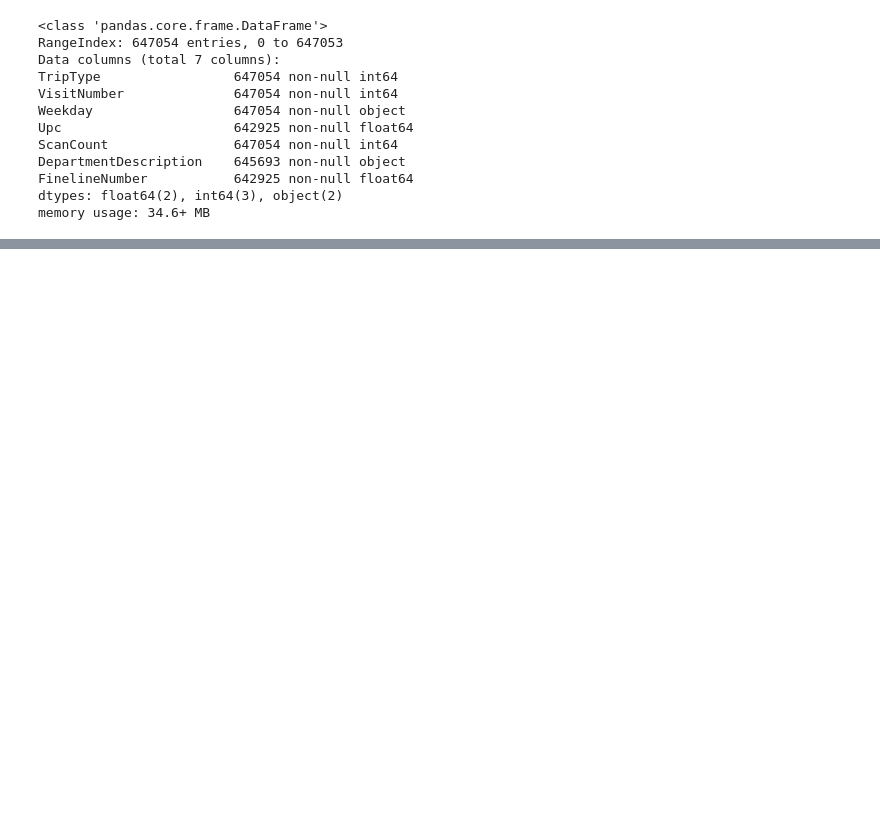
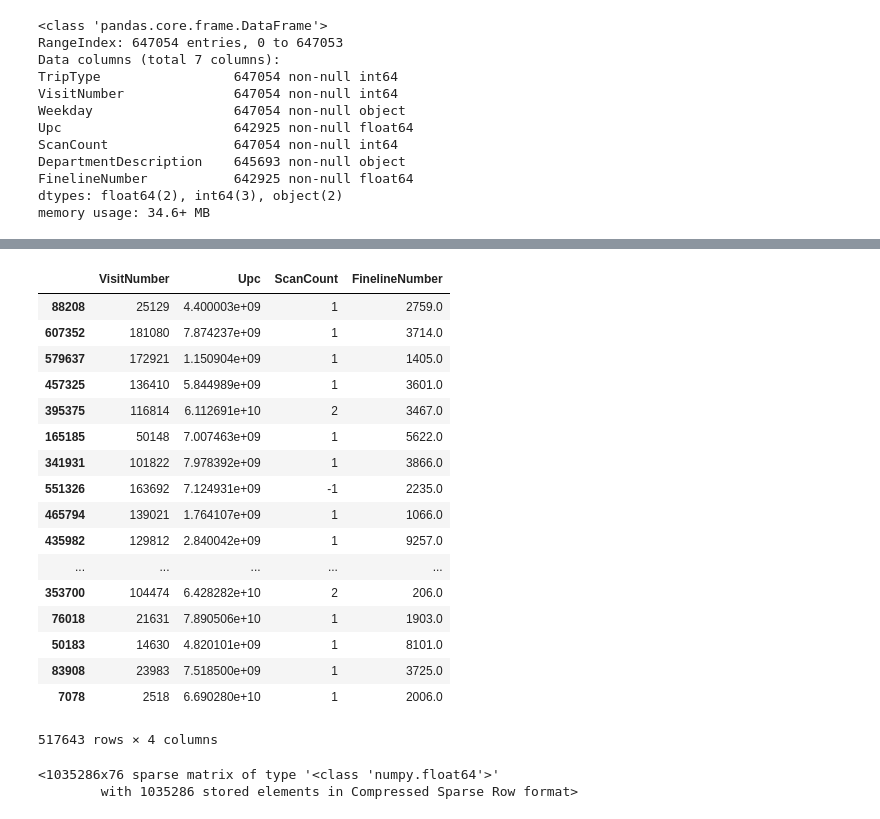
Before and after one commit to parksunwoo/dbs_zero2all, a Jupyter notebook: 8th_week/Walmart_TripTypeClassification.ipynb, the cells around one changed output, grey strips where cells are left out. Cells and saved outputs as stored; diff of their text form; code cells hidden in the pictures; blank space fills up the shorter version.

```diff
--- a/8th_week/Walmart_TripTypeClassification.ipynb
+++ b/8th_week/Walmart_TripTypeClassification.ipynb
@@ -172,0 +148,10 @@ plt.hist(df_train.DepartmentDescription, normed=True)
+# %%
+from sklearn.model_selection import StratifiedShuffleSplit
+
+split = StratifiedShuffleSplit(n_splits=1, test_size=0.2, random_state=42)
+for train_index, test_index in split.split(df_train, df_train["TripType"]):
+    strat_train_set = df_train.loc[train_index]
+    strat_test_set = df_train.loc[test_index]
+# %%
+walmart = strat_train_set.drop("TripType", axis=1) # 훈련 세트를 위해 레이블 삭제
+walmart_labels = strat_train_set["TripType"].copy()
@@ -172,0 +185,22 @@ plt.hist(df_train.DepartmentDescription, normed=True)
+# %%
+walmart_num = walmart.select_dtypes(include=[np.number])
+walmart_num
+# %% [output]
+|  | VisitNumber | Upc | ScanCount | FinelineNumber |
+| 88208 | 25129 | 4.400003e+09 | 1 | 2759.0 |
+| 607352 | 181080 | 7.874237e+09 | 1 | 3714.0 |
+| 579637 | 172921 | 1.150904e+09 | 1 | 1405.0 |
+| 457325 | 136410 | 5.844989e+09 | 1 | 3601.0 |
+| 395375 | 116814 | 6.112691e+10 | 2 | 3467.0 |
+| 165185 | 50148 | 7.007463e+09 | 1 | 5622.0 |
+| 341931 | 101822 | 7.978392e+09 | 1 | 3866.0 |
+| 551326 | 163692 | 7.124931e+09 | -1 | 2235.0 |
+| 465794 | 139021 | 1.764107e+09 | 1 | 1066.0 |
+| 435982 | 129812 | 2.840042e+09 | 1 | 9257.0 |
+| ... | ... | ... | ... | ... |
+| 353700 | 104474 | 6.428282e+10 | 2 | 206.0 |
+| 76018 | 21631 | 7.890506e+10 | 1 | 1903.0 |
+| 50183 | 14630 | 4.820101e+09 | 1 | 8101.0 |
+| 83908 | 23983 | 7.518500e+09 | 1 | 3725.0 |
+| 7078 | 2518 | 6.690280e+10 | 1 | 2006.0 |
+517643 rows × 4 columns
@@ -172,0 +391,8 @@ plt.hist(df_train.DepartmentDescription, normed=True)
+# %%
+cat_encoder = CategoricalEncoder()
+walmart_cat_reshaped = walmart_cat.values.reshape(-1, 1)
+walmart_cat_1hot = cat_encoder.fit_transform(walmart_cat_reshaped.astype(str))
+walmart_cat_1hot
+# %% [output]
+<1035286x76 sparse matrix of type '<class 'numpy.float64'>'
+        with 1035286 stored elements in Compressed Sparse Row format>
```
Also changed, not shown: parts of 34 cells of this notebook.
